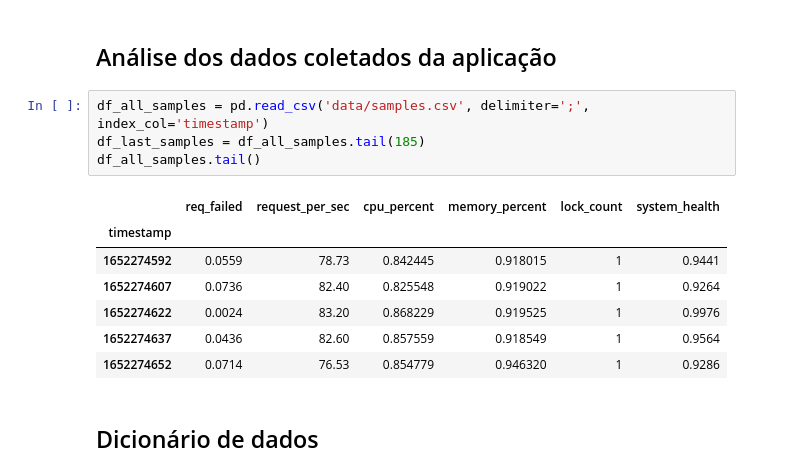
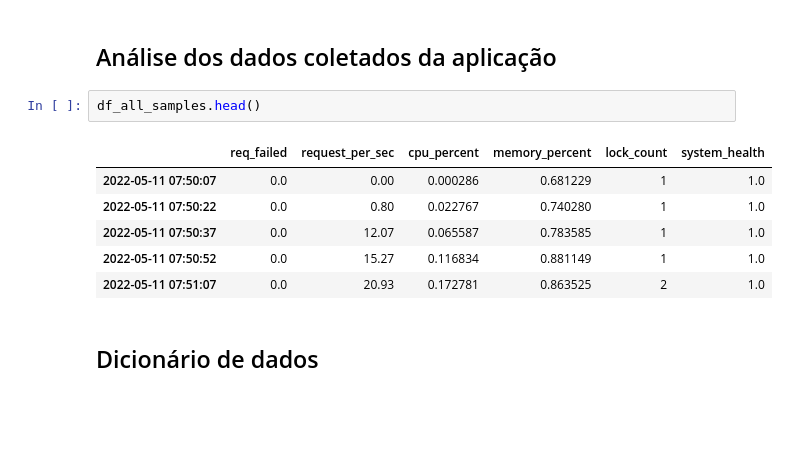
Before and after one commit to BureauTech/BTAlert-AI, a Jupyter notebook: jupyter/notebook.ipynb, the cells around one changed output. Cells and saved outputs as stored; diff of their text form; blank space fills up the shorter version.

```diff
--- a/jupyter/notebook.ipynb
+++ b/jupyter/notebook.ipynb
@@ -7,17 +52,14 @@ import matplotlib.pyplot as plt
 # %% [markdown]
 ## Análise dos dados coletados da aplicação
-# %%
-df_all_samples = pd.read_csv('data/samples.csv', delimiter=';', index_col='timestamp')
-df_last_samples = df_all_samples.tail(185)
-df_all_samples.tail()
-# %% [output]
-|  | req_failed | request_per_sec | cpu_percent | memory_percent | lock_count | system_health |
-| timestamp |  |  |  |  |  |  |
-| 1652274592 | 0.0559 | 78.73 | 0.842445 | 0.918015 | 1 | 0.9441 |
-| 1652274607 | 0.0736 | 82.40 | 0.825548 | 0.919022 | 1 | 0.9264 |
-| 1652274622 | 0.0024 | 83.20 | 0.868229 | 0.919525 | 1 | 0.9976 |
-| 1652274637 | 0.0436 | 82.60 | 0.857559 | 0.918549 | 1 | 0.9564 |
-| 1652274652 | 0.0714 | 76.53 | 0.854779 | 0.946320 | 1 | 0.9286 |
+# %%
+df_all_samples.head()
+# %% [output]
+|  | req_failed | request_per_sec | cpu_percent | memory_percent | lock_count | system_health |
+| 2022-05-11 07:50:07 | 0.0 | 0.00 | 0.000286 | 0.681229 | 1 | 1.0 |
+| 2022-05-11 07:50:22 | 0.0 | 0.80 | 0.022767 | 0.740280 | 1 | 1.0 |
+| 2022-05-11 07:50:37 | 0.0 | 12.07 | 0.065587 | 0.783585 | 1 | 1.0 |
+| 2022-05-11 07:50:52 | 0.0 | 15.27 | 0.116834 | 0.881149 | 1 | 1.0 |
+| 2022-05-11 07:51:07 | 0.0 | 20.93 | 0.172781 | 0.863525 | 2 | 1.0 |
 # %% [markdown]
 ## Dicionário de dados
 # %%
```
Also changed, not shown: parts of 14 cells of this notebook.
